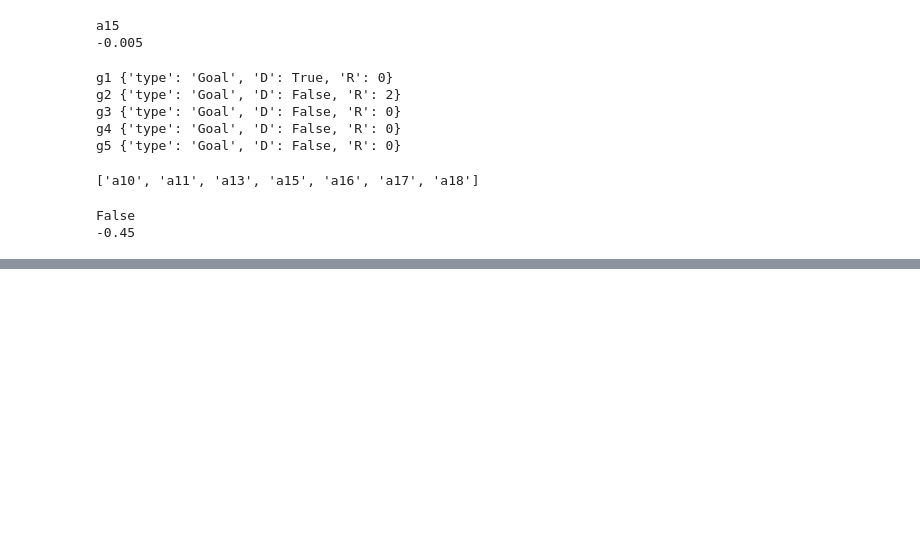
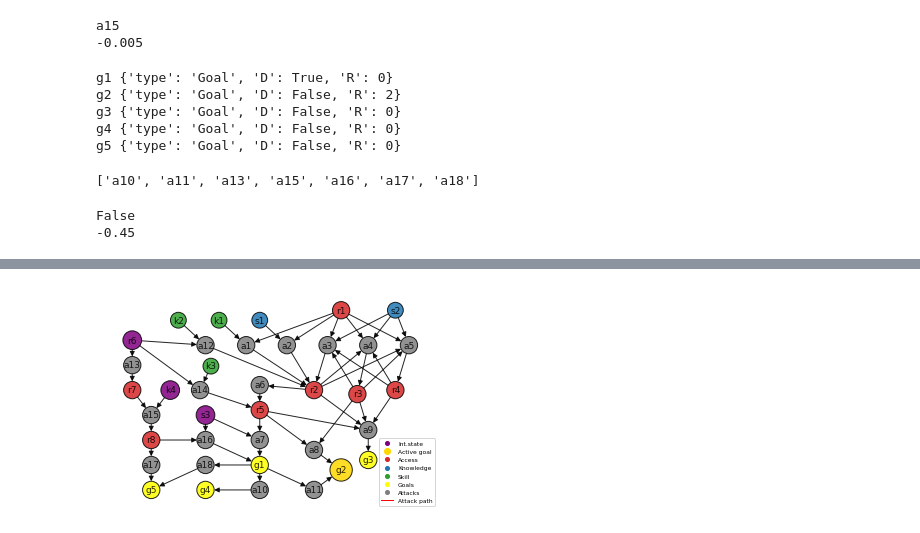
Before and after one commit to juanbeta98/CPSS, a Jupyter notebook: Policy Evaluation.ipynb, the cells around one changed output, grey strips where cells are left out. Drawn from its saved outputs; the diff is of its cells as text; code cells hidden in the pictures; blank space fills up the shorter version.

```diff
--- a/Policy Evaluation.ipynb
+++ b/Policy Evaluation.ipynb
@@ -326,0 +354,33 @@ False
+# %%
+from CPSsenv import CPSsenv
+from Algorithms import CPSsalgorithms
+import networkx as nx
+from numpy.random import random, choice, seed
+import matplotlib.pyplot as plt
+import numpy as np
+from time import time
+from copy import copy, deepcopy
+'''
+ENVIRONMENT PARAMETERS
+'''
+network = 'SCADA'
+T_max = 5
+termination = 'one goal'
+nw_params = {'Rewards': ['g2']}
+rd_seed = 0
+init_type = 'active list'
+init_params = ['r6', 'k4', 's3']
+'''
+Creating environment object
+'''
+env = CPSsenv(network = network, T_max = T_max, termination = termination, nw_params = nw_params)
+
+
+'''
+Creating policy object
+'''
+solver = CPSsalgorithms(env, init_params = init_params)
+info = env.reset(init_type = init_type, init_params = init_params)
+env.render(attacks = False, save = True)
+# %% [output]
+[figure, added]
```
Also changed, not shown: parts of 8 cells of this notebook, 10 other files.
